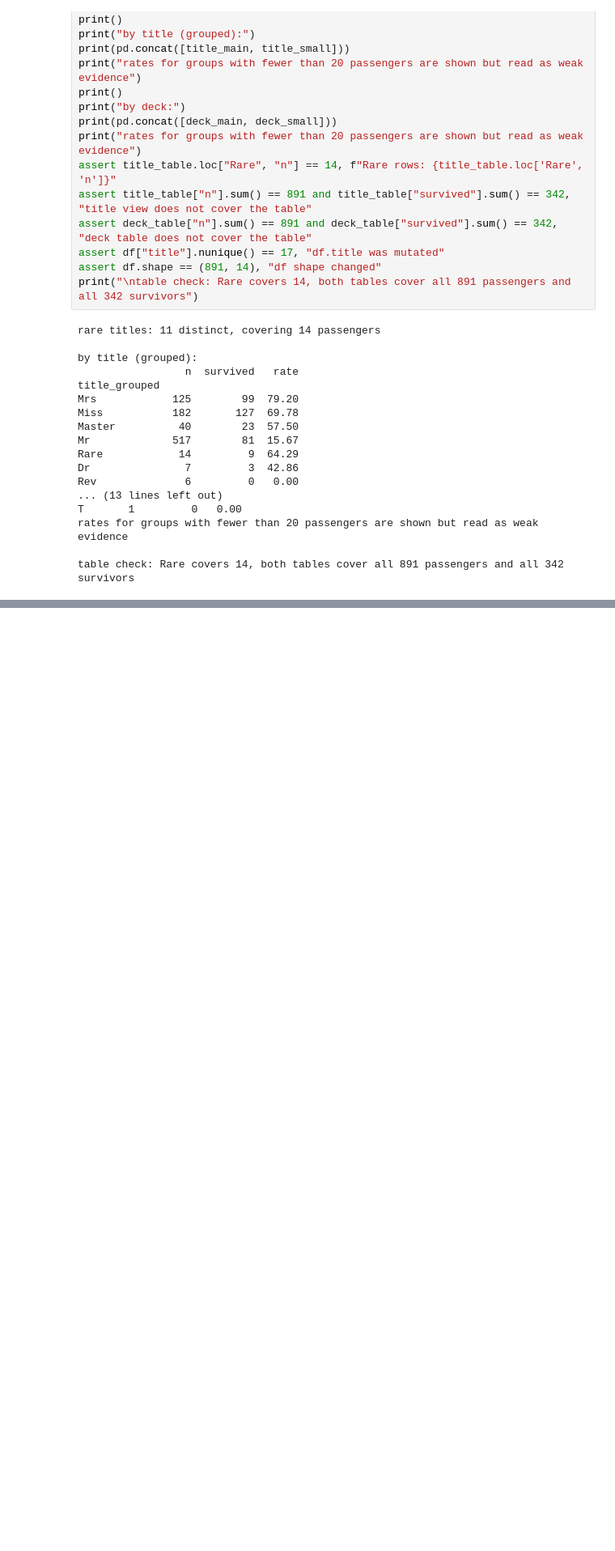
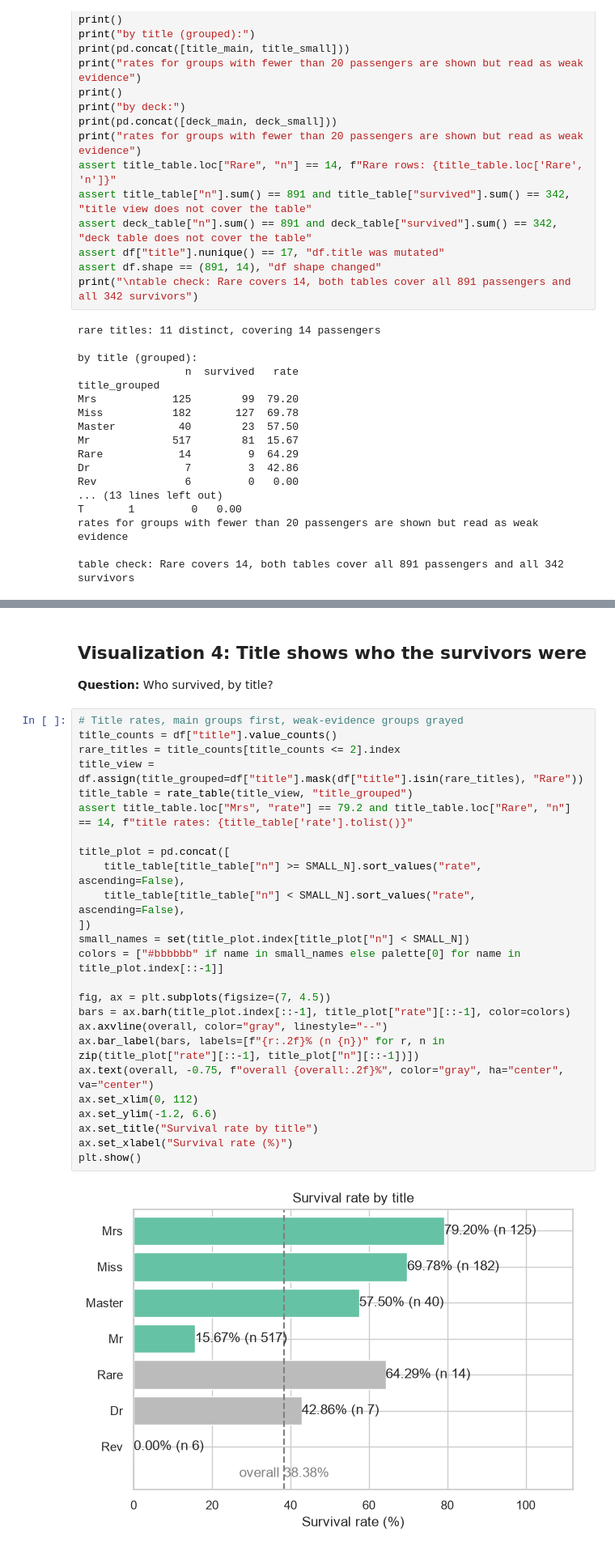
Before and after one commit to intend-dev/ai-programming-foundations-project, a Jupyter notebook: data_workflow.ipynb, the cells around one changed output, grey strips where cells are left out. Shown at 81% size. Drawn from its saved outputs; the diff is of its cells as text; blank space fills up the shorter version.

```diff
--- a/data_workflow.ipynb
+++ b/data_workflow.ipynb
@@ -469,0 +550,31 @@ Survival broadly follows sex and life stage: adult women (`Mrs` and `Miss`) and
+# %% [markdown]
+## Visualization 4: Title shows who the survivors were
+
+**Question:** Who survived, by title?
+# %%
+# Title rates, main groups first, weak-evidence groups grayed
+title_counts = df["title"].value_counts()
+rare_titles = title_counts[title_counts <= 2].index
+title_view = df.assign(title_grouped=df["title"].mask(df["title"].isin(rare_titles), "Rare"))
+title_table = rate_table(title_view, "title_grouped")
+assert title_table.loc["Mrs", "rate"] == 79.2 and title_table.loc["Rare", "n"] == 14, f"title rates: {title_table['rate'].tolist()}"
+
+title_plot = pd.concat([
+    title_table[title_table["n"] >= SMALL_N].sort_values("rate", ascending=False),
+    title_table[title_table["n"] < SMALL_N].sort_values("rate", ascending=False),
+])
+small_names = set(title_plot.index[title_plot["n"] < SMALL_N])
+colors = ["#bbbbbb" if name in small_names else palette[0] for name in title_plot.index[::-1]]
+
+fig, ax = plt.subplots(figsize=(7, 4.5))
+bars = ax.barh(title_plot.index[::-1], title_plot["rate"][::-1], color=colors)
+ax.axvline(overall, color="gray", linestyle="--")
+ax.bar_label(bars, labels=[f"{r:.2f}% (n {n})" for r, n in zip(title_plot["rate"][::-1], title_plot["n"][::-1])])
+ax.text(overall, -0.75, f"overall {overall:.2f}%", color="gray", ha="center", va="center")
+ax.set_xlim(0, 112)
+ax.set_ylim(-1.2, 6.6)
+ax.set_title("Survival rate by title")
+ax.set_xlabel("Survival rate (%)")
+plt.show()
+# %% [output]
+[figure, added]
```
Also changed, not shown: parts of 15 cells of this notebook.
